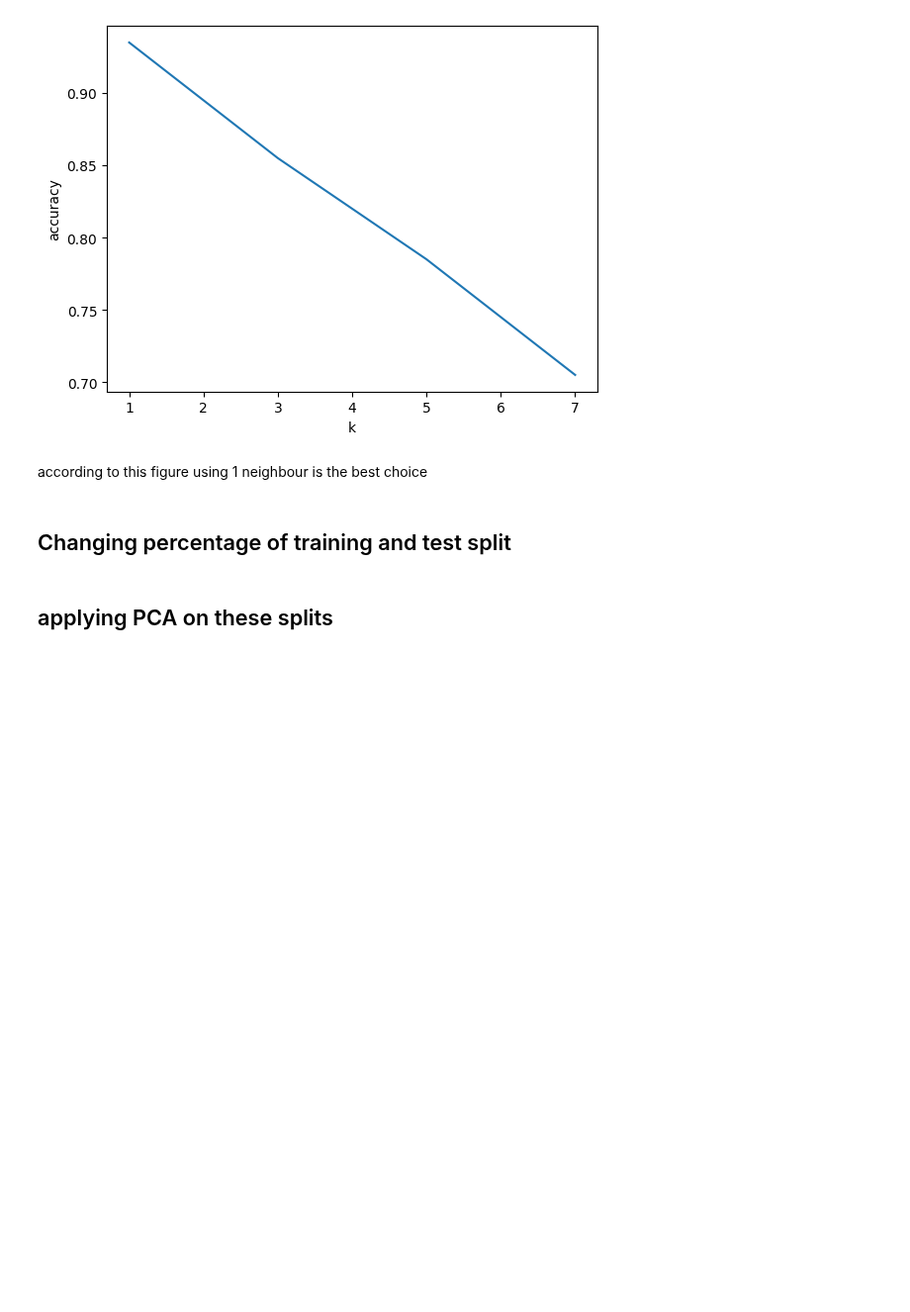
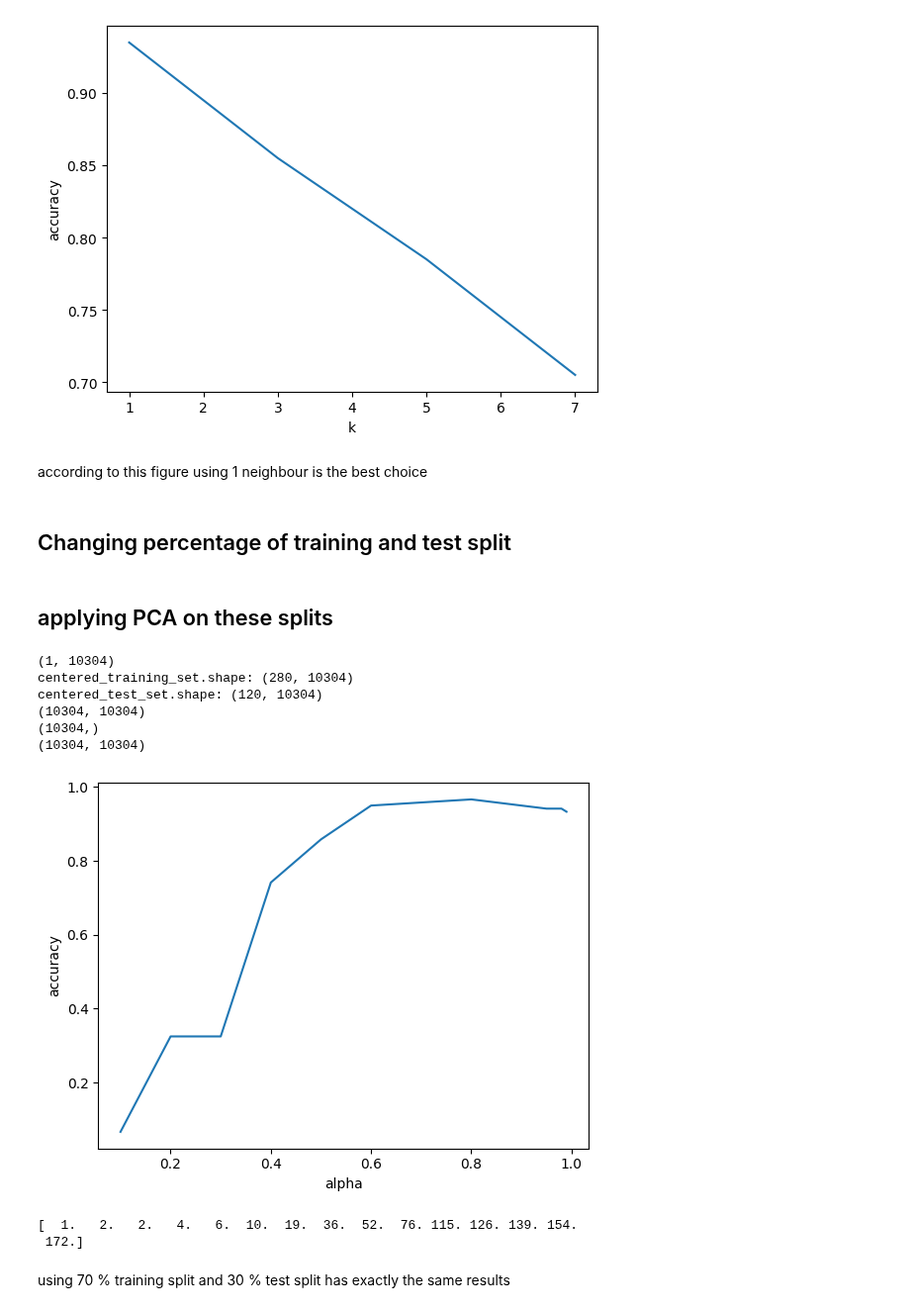
Before and after one commit to yousefkotp/Face-Recognition-Using-PCA-LDA, a Jupyter notebook: main.ipynb, the cells around one changed output. Shown at 99% size. Cells and saved outputs as stored; diff of their text form; code cells hidden in the pictures; blank space fills up the shorter version.

```diff
--- a/main.ipynb
+++ b/main.ipynb
@@ -74,7 +74,6 @@ def data_processing(training_set,test_set):
 ## PCA algorithm
 # %%
 alpha=[0.1 , 0.2 , 0.3 , 0.4, 0.5, 0.6, 0.7, 0.8,0.85, 0.9, 0.95, 0.96 , 0.97 , 0.98 , 0.99]
-pcs=[]
 def get_pca(eigenvalues,eigenvectors, alpha):
     total = sum(eigenvalues)
     r = 0
@@ -83,12 +82,13 @@ def get_pca(eigenvalues,eigenvectors, alpha):
         current_sum += eigenvalues[r]
         r += 1
     new_space = eigenvectors[:, :r]
-    pcs.append(r)
-    return new_space
+    return new_space,r
 sorted_eigenvalues,sorted_eigenvectors,centered_training_set,centered_test_set=data_processing(training_set,test_set)
 scores=[]
+pcs=np.zeros((len(alpha),1))
+cnt=0
 for i in alpha:
-    new_space=get_pca(sorted_eigenvalues,sorted_eigenvectors,i)
+    new_space,pcs[cnt]=get_pca(sorted_eigenvalues,sorted_eigenvectors,i)
     new_training_set = np.dot(centered_training_set, new_space)
     new_test_set = np.dot(centered_test_set, new_space)
     #we use label.ravel() to convert the labels from a column vector to a row vector of shape (200,) instead of (200,1)
@@ -96,6 +96,7 @@ for i in alpha:
     knn = KNeighborsClassifier(n_neighbors=1)
     knn.fit(new_training_set, training_labels.ravel())
     scores.append(knn.score(new_test_set, test_labels.ravel()))
+    cnt+=1
 # %% [output]
 (1, 10304)
 centered_training_set.shape: (200, 10304)
@@ -189,3 +204,45 @@ for i in range(0,400):
         ts+=1
 # %% [markdown]
 ## applying PCA on these splits
+# %%
+bonus_sorted_eigenvalues,bonus_sorted_eigenvectors,bonus_centered_training_set,bonus_centered_test_set=data_processing(bonus_training_set,bonus_test_set)
+k_values=[1,3,5,7]
+bonus_accuracies=[]
+
+
+alpha=[0.1 , 0.2 , 0.3 , 0.4, 0.5, 0.6, 0.7, 0.8,0.85, 0.9, 0.95, 0.96 , 0.97 , 0.98 , 0.99]
+bonus_pcs=np.zeros((len(alpha),1))
+bonus_scores=[]
+cnt=0
+for i in alpha:
+    bonus_new_space,bonus_pcs[cnt]=get_pca(bonus_sorted_eigenvalues,bonus_sorted_eigenvectors,i)
+    bonus_new_training_set = np.dot(bonus_centered_training_set, bonus_new_space)
+    bonus_new_test_set = np.dot(bonus_centered_test_set, bonus_new_space)
+    #we use label.ravel() to convert the labels from a column vector to a row vector of shape (200,) instead of (200,1)
+    from sklearn.neighbors import KNeighborsClassifier
+    knn = KNeighborsClassifier(n_neighbors=1)
+    knn.fit(bonus_new_training_set, bonus_training_labels.ravel())
+    bonus_scores.append(knn.score(bonus_new_test_set, bonus_test_labels.ravel()))
+    cnt+=1
+# %% [output]
+(1, 10304)
+centered_training_set.shape: (280, 10304)
+centered_test_set.shape: (120, 10304)
+(10304, 10304)
+(10304,)
+(10304, 10304)
+# %%
+# plot bonus scores vs alpha
+plt.plot(alpha,bonus_scores)
+plt.xlabel("alpha")
+plt.ylabel("accuracy")
+plt.show()
+# %% [output]
+[figure, added]
+# %%
+print(pcs.ravel())
+# %% [output]
+[  1.   2.   2.   4.   6.  10.  19.  36.  52.  76. 115. 126. 139. 154.
+ 172.]
+# %% [markdown]
+using 70 % training split and 30 % test split has exactly the same results
```
Also changed, not shown: parts of 1 cell of this notebook.
